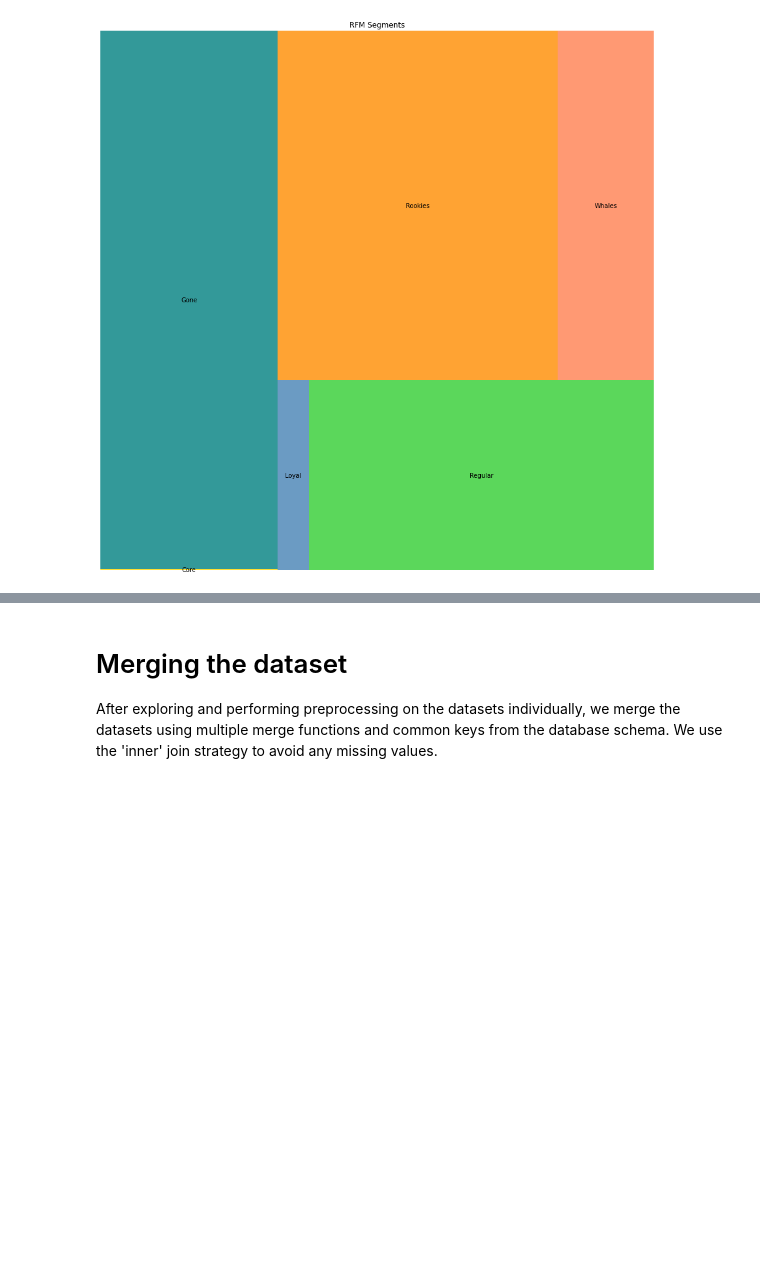
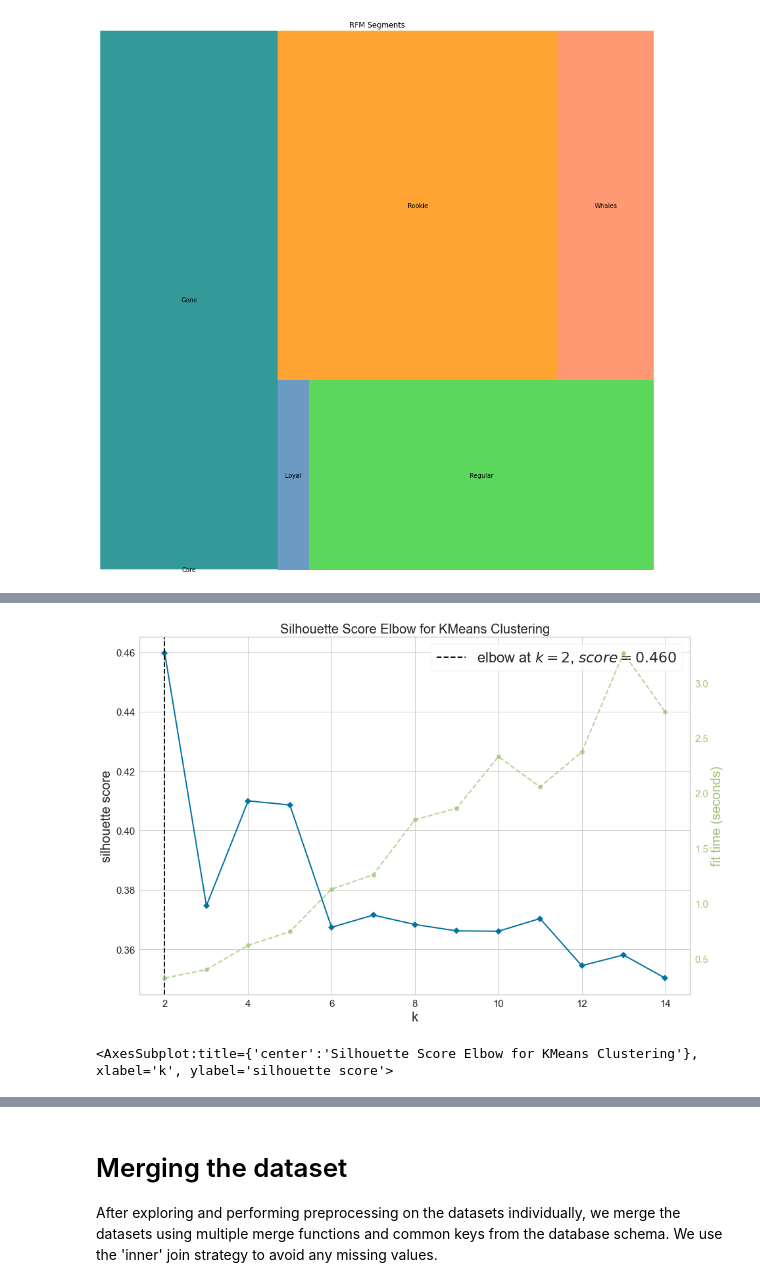
Before and after one commit to mbartcus/OC-projects, a Jupyter notebook: oc_5/BARTCUS_Marius_1_notebook_exploration_062022aaaa.ipynb, the cells around one changed output, grey strips where cells are left out. Cells and saved outputs as stored; diff of their text form; code cells hidden in the pictures; blank space fills up the shorter version.

```diff
--- a/oc_5/BARTCUS_Marius_1_notebook_exploration_062022aaaa.ipynb
+++ b/oc_5/BARTCUS_Marius_1_notebook_exploration_062022aaaa.ipynb
@@ -698,0 +720,11 @@ Text(0.5, 1.0, 'RFM Segments')
+# %%
+# Instantiate the clustering model and visualizer
+from yellowbrick.cluster import KElbowVisualizer, SilhouetteVisualizer
+model = KMeans()
+visualizer = KElbowVisualizer(model, k=(2,15), metric='silhouette', timings=True)
+
+vis = visualizer.fit(rfm_data_clustering)    # Fit the data to the visualizer
+visualizer.poof()    # Draw/show/poof the data
+# %% [output]
+[figure, added]
+<AxesSubplot:title={'center':'Silhouette Score Elbow for KMeans Clustering'}, xlabel='k', ylabel='silhouette score'>
```
Also changed, not shown: parts of 18 cells of this notebook, 3 other files.
